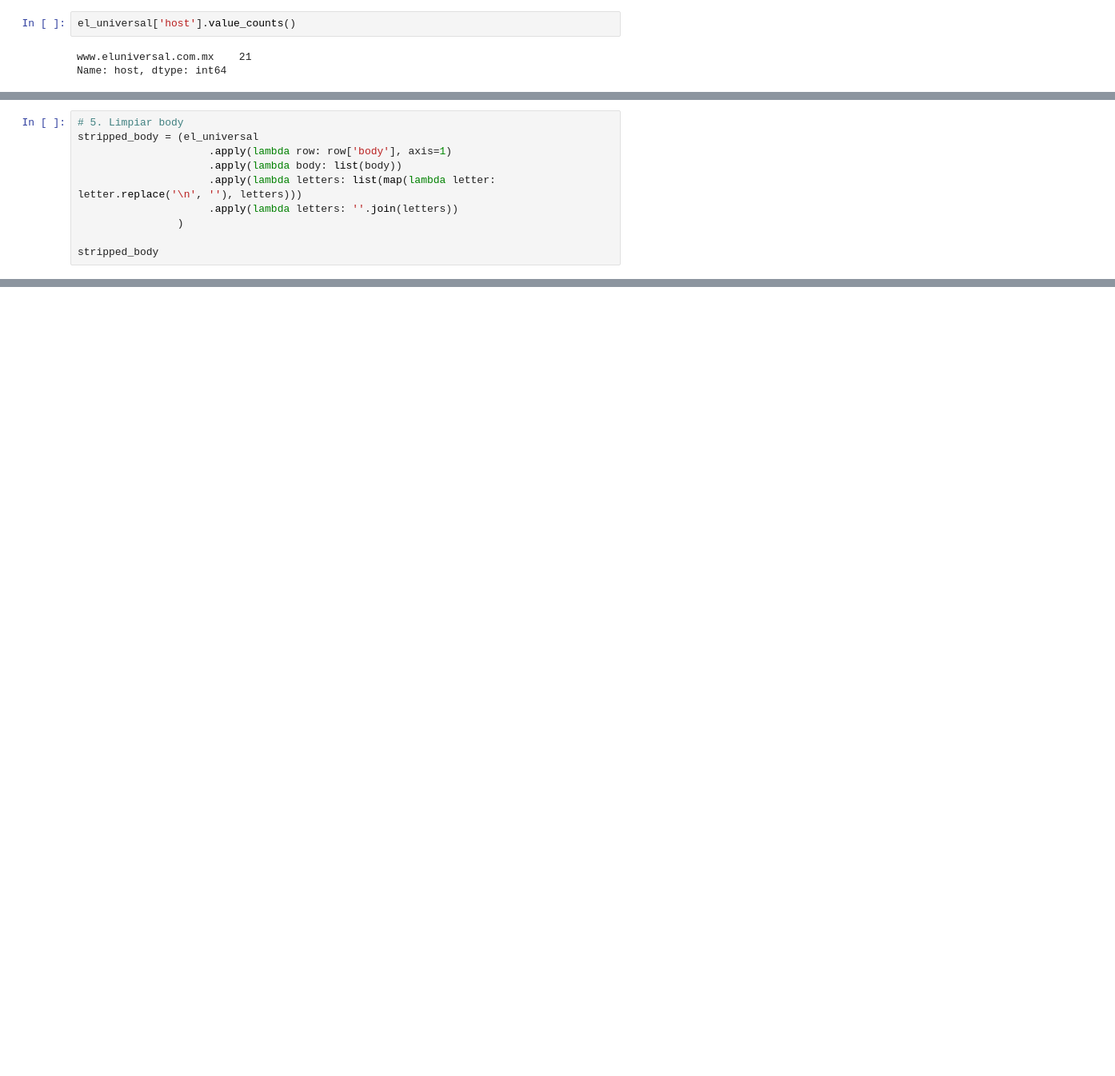
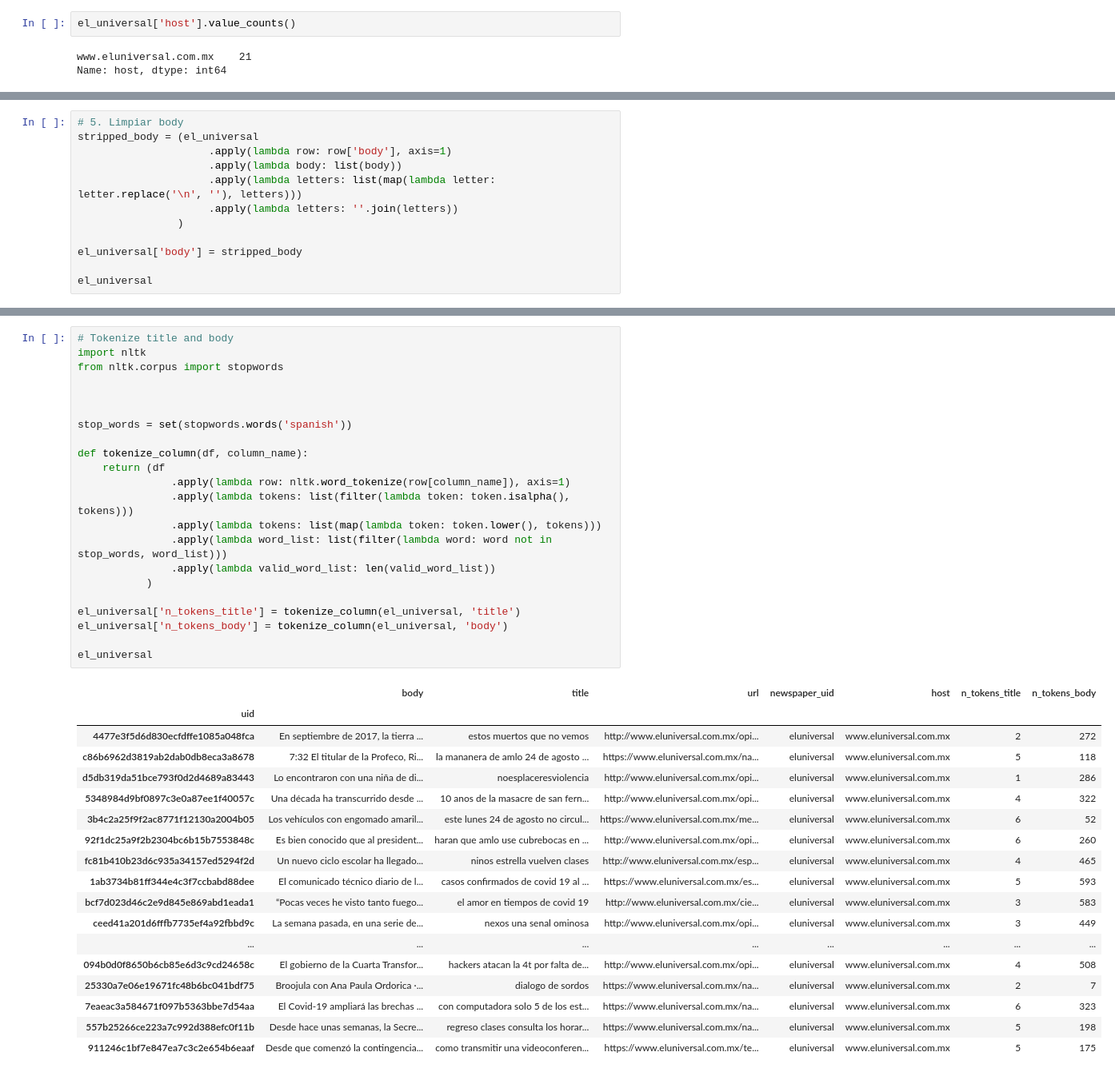
Before and after one commit to Tetfretguru/data_tools_1, a Jupyter notebook: news_scraper/My receipe test.ipynb, the cells around one changed output, grey strips where cells are left out. Shown: that part at 80% size. Cells and saved outputs as stored; diff of their text form; blank space fills up the shorter version.

```diff
--- a/news_scraper/My receipe test.ipynb
+++ b/news_scraper/My receipe test.ipynb
@@ -168,5 +170,7 @@ stripped_body = (el_universal
                      .apply(lambda letters: ''.join(letters))
                 )
 
-stripped_body
+el_universal['body'] = stripped_body
+
+el_universal
 # %% [output]
@@ -189,0 +197,41 @@ dtype: object
+# %%
+# Tokenize title and body
+import nltk
+from nltk.corpus import stopwords
+
+
+
+stop_words = set(stopwords.words('spanish'))
+
+def tokenize_column(df, column_name):
+    return (df
+               .apply(lambda row: nltk.word_tokenize(row[column_name]), axis=1)
+               .apply(lambda tokens: list(filter(lambda token: token.isalpha(), tokens)))
+               .apply(lambda tokens: list(map(lambda token: token.lower(), tokens)))
+               .apply(lambda word_list: list(filter(lambda word: word not in stop_words, word_list)))
+               .apply(lambda valid_word_list: len(valid_word_list))
+           )
+
+el_universal['n_tokens_title'] = tokenize_column(el_universal, 'title')
+el_universal['n_tokens_body'] = tokenize_column(el_universal, 'body')
+
+el_universal
+# %% [output]
+|  | body | title | url | newspaper_uid | host | n_tokens_title | n_tokens_body |
+| uid |  |  |  |  |  |  |  |
+| 4477e3f5d6d830ecfdffe1085a048fca | En septiembre de 2017, la tierra ... | estos muertos que no vemos | http://www.eluniversal.com.mx/opi... | eluniversal | www.eluniversal.com.mx | 2 | 272 |
+| c86b6962d3819ab2dab0db8eca3a8678 | 7:32 El titular de la Profeco, Ri... | la mananera de amlo 24 de agosto ... | https://www.eluniversal.com.mx/na... | eluniversal | www.eluniversal.com.mx | 5 | 118 |
+| d5db319da51bce793f0d2d4689a83443 | Lo encontraron con una niña de di... | noesplaceresviolencia | http://www.eluniversal.com.mx/opi... | eluniversal | www.eluniversal.com.mx | 1 | 286 |
+| 5348984d9bf0897c3e0a87ee1f40057c | Una década ha transcurrido desde ... | 10 anos de la masacre de san fern... | http://www.eluniversal.com.mx/opi... | eluniversal | www.eluniversal.com.mx | 4 | 322 |
+| 3b4c2a25f9f2ac8771f12130a2004b05 | Los vehículos con engomado amaril... | este lunes 24 de agosto no circul... | https://www.eluniversal.com.mx/me... | eluniversal | www.eluniversal.com.mx | 6 | 52 |
+| 92f1dc25a9f2b2304bc6b15b7553848c | Es bien conocido que al president... | haran que amlo use cubrebocas en ... | http://www.eluniversal.com.mx/opi... | eluniversal | www.eluniversal.com.mx | 6 | 260 |
+| fc81b410b23d6c935a34157ed5294f2d | Un nuevo ciclo escolar ha llegado... | ninos estrella vuelven clases | http://www.eluniversal.com.mx/esp... | eluniversal | www.eluniversal.com.mx | 4 | 465 |
+| 1ab3734b81ff344e4c3f7ccbabd88dee | El comunicado técnico diario de l... | casos confirmados de covid 19 al ... | https://www.eluniversal.com.mx/es... | eluniversal | www.eluniversal.com.mx | 5 | 593 |
+| bcf7d023d46c2e9d845e869abd1eada1 | “Pocas veces he visto tanto fuego... | el amor en tiempos de covid 19 | http://www.eluniversal.com.mx/cie... | eluniversal | www.eluniversal.com.mx | 3 | 583 |
+| ceed41a201d6fffb7735ef4a92fbbd9c | La semana pasada, en una serie de... | nexos una senal ominosa | http://www.eluniversal.com.mx/opi... | eluniversal | www.eluniversal.com.mx | 3 | 449 |
+| ... | ... | ... | ... | ... | ... | ... | ... |
+| 094b0d0f8650b6cb85e6d3c9cd24658c | El gobierno de la Cuarta Transfor... | hackers atacan la 4t por falta de... | http://www.eluniversal.com.mx/opi... | eluniversal | www.eluniversal.com.mx | 4 | 508 |
+| 25330a7e06e19671fc48b6bc041bdf75 | Broojula con Ana Paula Ordorica ·... | dialogo de sordos | https://www.eluniversal.com.mx/na... | eluniversal | www.eluniversal.com.mx | 2 | 7 |
+| 7eaeac3a584671f097b5363bbe7d54aa | El Covid-19 ampliará las brechas ... | con computadora solo 5 de los est... | https://www.eluniversal.com.mx/na... | eluniversal | www.eluniversal.com.mx | 6 | 323 |
+| 557b25266ce223a7c992d388efc0f11b | Desde hace unas semanas, la Secre... | regreso clases consulta los horar... | https://www.eluniversal.com.mx/na... | eluniversal | www.eluniversal.com.mx | 5 | 198 |
+| 911246c1bf7e847ea7c3c2e654b6eaaf | Desde que comenzó la contingencia... | como transmitir una videoconferen... | https://www.eluniversal.com.mx/te... | eluniversal | www.eluniversal.com.mx | 5 | 175 |
```
Also changed, not shown: parts of 8 cells of this notebook, 1 other file.
